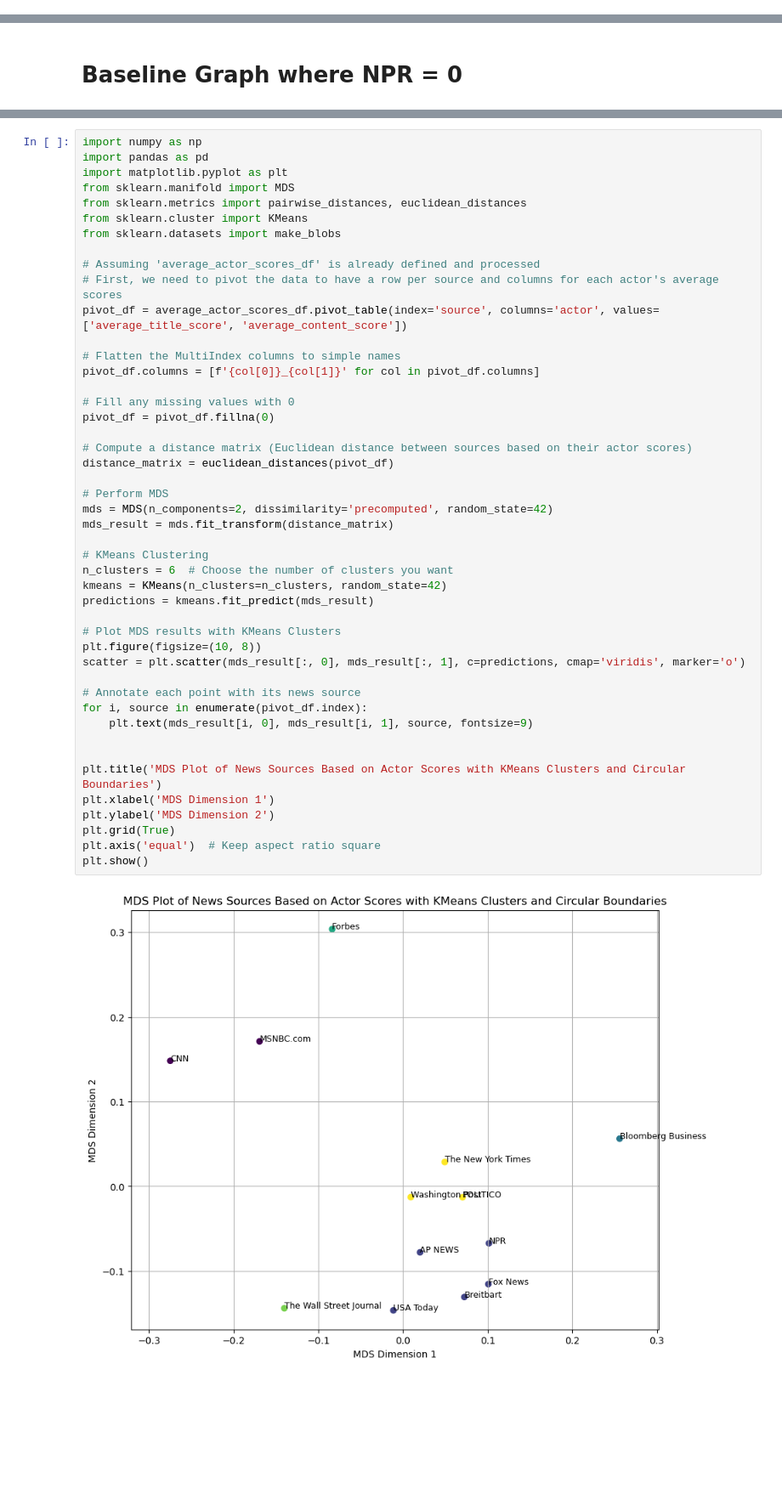
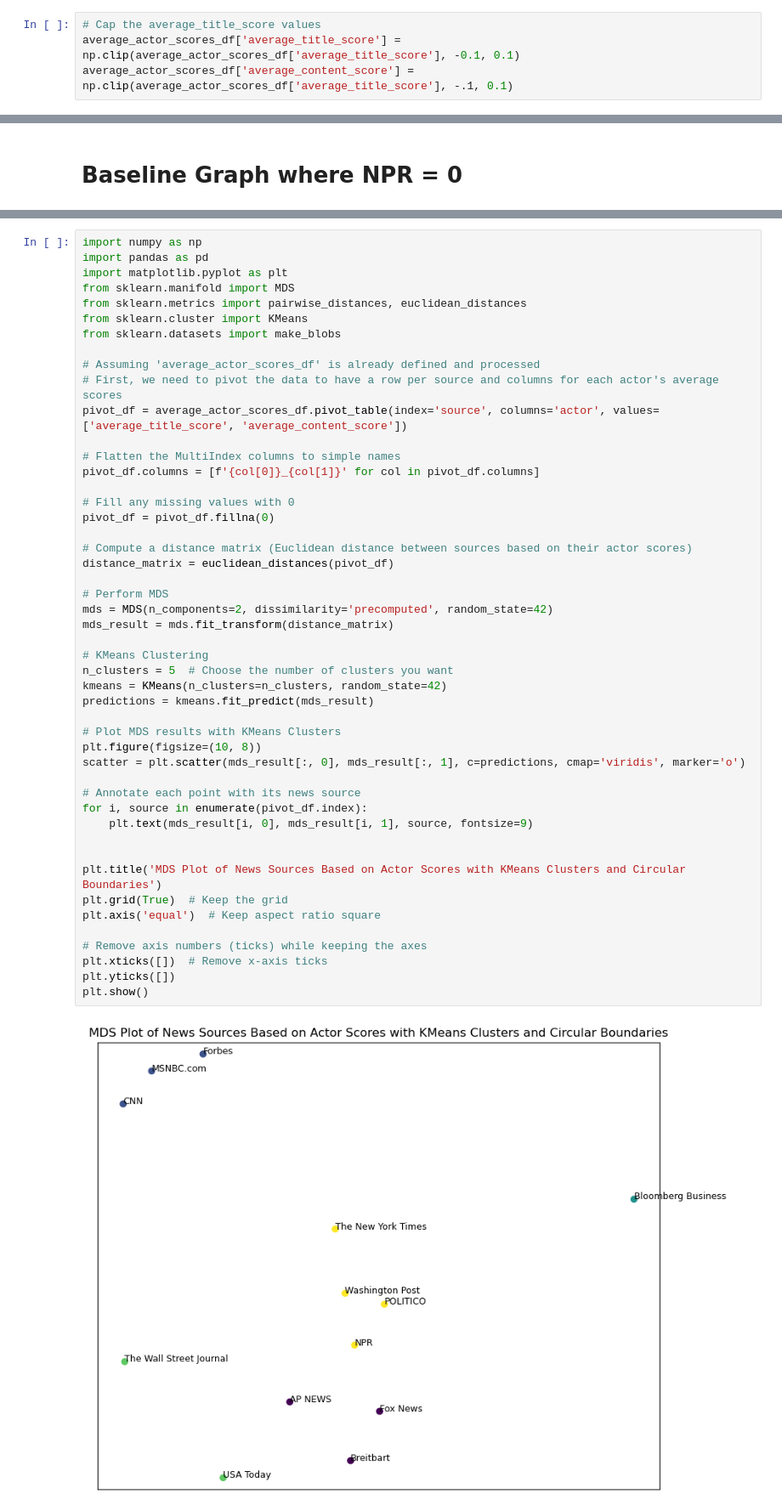
Before and after one commit to CarsonJMullen/Unstructured-Data-Analytics, a Jupyter notebook: Final Project/Final Project.ipynb, the cells around one changed output, grey strips where cells are left out. Shown at 85% size. Saved outputs shown, nothing was run; the diff lists cells and outputs as text; blank space fills up the shorter version.

Commit message:
altered cutoffs and updated graph

```diff
--- a/Final Project/Final Project.ipynb
+++ b/Final Project/Final Project.ipynb
@@ -502,3 +499,7 @@ average_actor_scores_df.loc[
+# %%
+# Cap the average_title_score values
+average_actor_scores_df['average_title_score'] = np.clip(average_actor_scores_df['average_title_score'], -0.1, 0.1)
+average_actor_scores_df['average_content_score'] = np.clip(average_actor_scores_df['average_title_score'], -.1, 0.1)
 # %% [markdown]
 # Baseline Graph where Biden = 0
 # %%
@@ -584,35 +585,37 @@ pivot_df = average_actor_scores_df.pivot_table(index='source', columns='actor',
 # Flatten the MultiIndex columns to simple names
 pivot_df.columns = [f'{col[0]}_{col[1]}' for col in pivot_df.columns]
 
 # Fill any missing values with 0
 pivot_df = pivot_df.fillna(0)
 
 # Compute a distance matrix (Euclidean distance between sources based on their actor scores)
 distance_matrix = euclidean_distances(pivot_df)
 
 # Perform MDS
 mds = MDS(n_components=2, dissimilarity='precomputed', random_state=42)
 mds_result = mds.fit_transform(distance_matrix)
 
 # KMeans Clustering
-n_clusters = 6  # Choose the number of clusters you want
+n_clusters = 5  # Choose the number of clusters you want
 kmeans = KMeans(n_clusters=n_clusters, random_state=42)
 predictions = kmeans.fit_predict(mds_result)
 
 # Plot MDS results with KMeans Clusters
 plt.figure(figsize=(10, 8))
 scatter = plt.scatter(mds_result[:, 0], mds_result[:, 1], c=predictions, cmap='viridis', marker='o')
 
 # Annotate each point with its news source
 for i, source in enumerate(pivot_df.index):
     plt.text(mds_result[i, 0], mds_result[i, 1], source, fontsize=9)
 
 
 plt.title('MDS Plot of News Sources Based on Actor Scores with KMeans Clusters and Circular Boundaries')
-plt.xlabel('MDS Dimension 1')
-plt.ylabel('MDS Dimension 2')
-plt.grid(True)
+plt.grid(True)  # Keep the grid
 plt.axis('equal')  # Keep aspect ratio square
+
+# Remove axis numbers (ticks) while keeping the axes
+plt.xticks([])  # Remove x-axis ticks
+plt.yticks([])
 plt.show()
 # %% [output]
-[figure, old version]
+[figure, new version]
```
Also changed, not shown: parts of 6 cells of this notebook.
